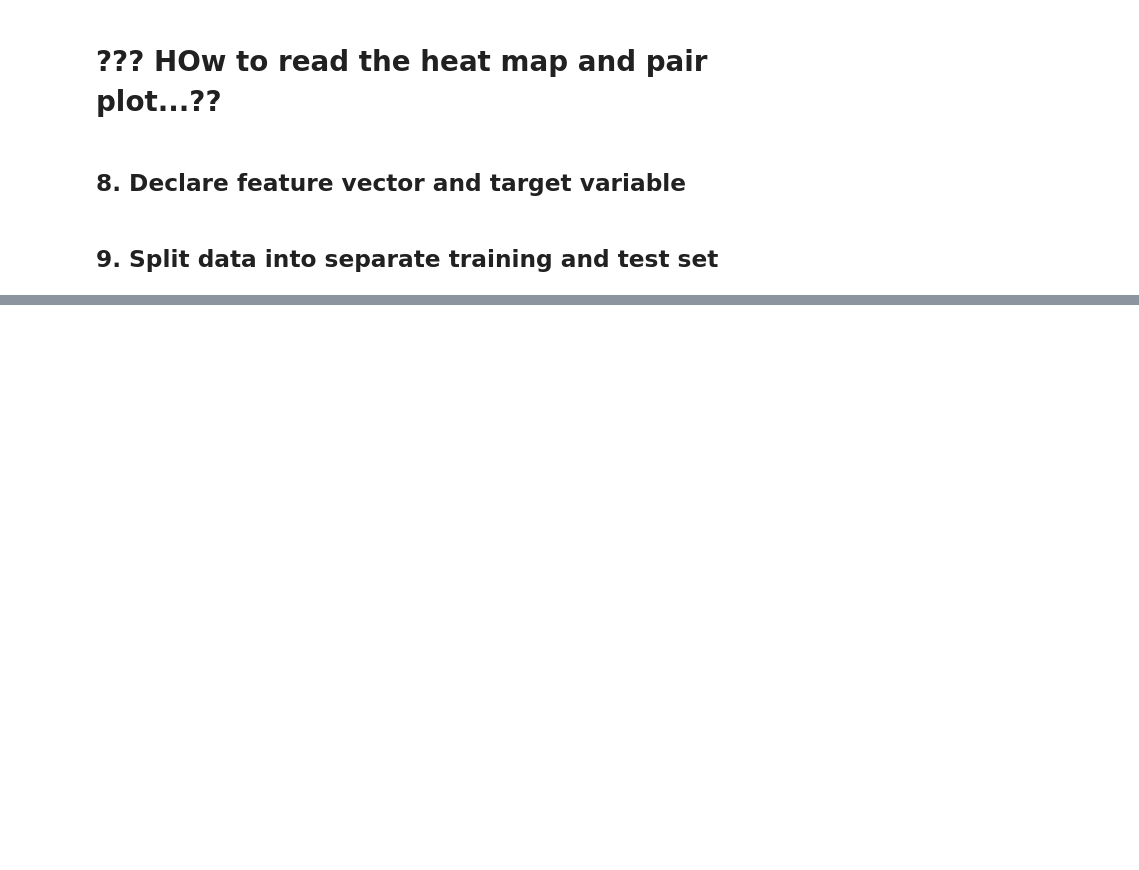
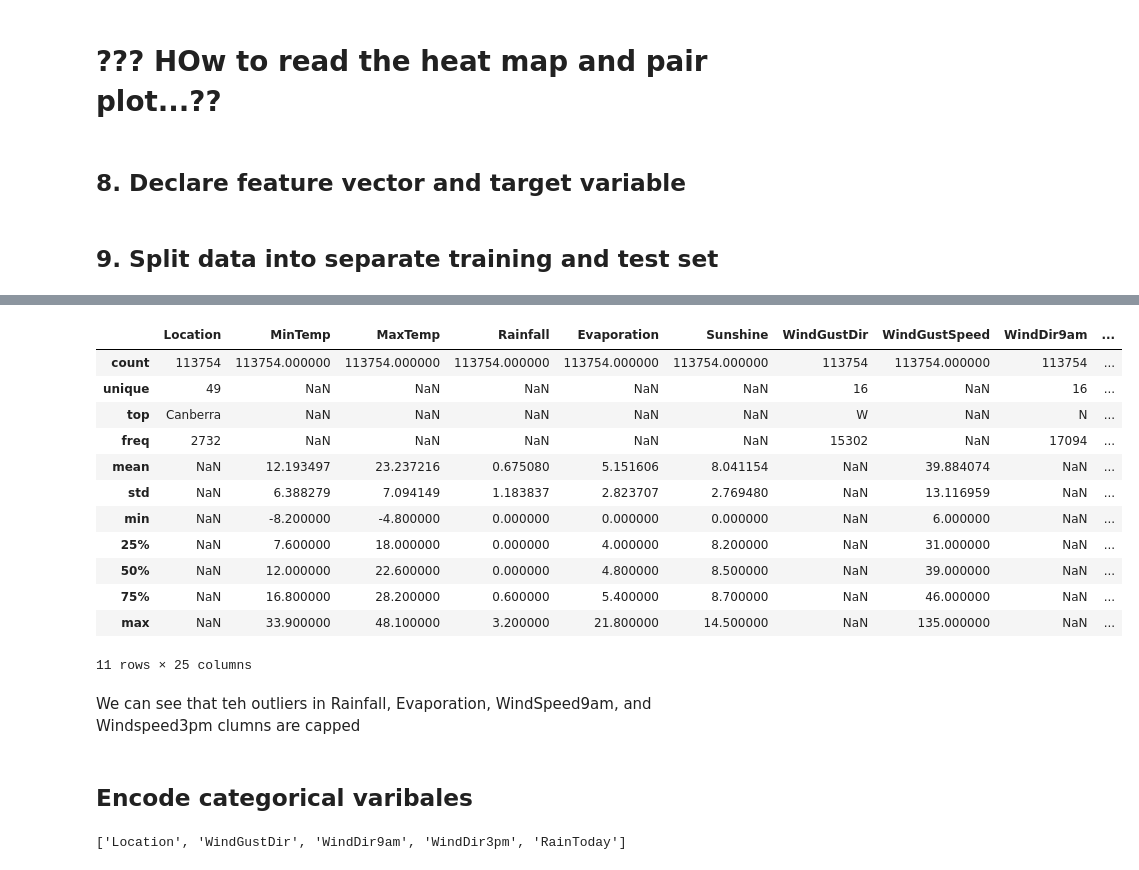
Before and after one commit to trDalmi/Data-Science-Portfolio, a Jupyter notebook: Rainfall_Prediction_in_Australia.ipynb, the cells around one changed output, grey strips where cells are left out. Drawn from its saved outputs; the diff is of its cells as text; code cells hidden in the pictures; blank space fills up the shorter version.

```diff
--- a/Rainfall_Prediction_in_Australia.ipynb
+++ b/Rainfall_Prediction_in_Australia.ipynb
@@ -573,0 +1371,24 @@ X_train.shape, X_test.shape
+# %%
+X_train.describe(include = "all")
+# %% [output]
+|  | Location | MinTemp | MaxTemp | Rainfall | Evaporation | Sunshine | WindGustDir | WindGustSpeed | WindDir9am | ... |
+| count | 113754 | 113754.000000 | 113754.000000 | 113754.000000 | 113754.000000 | 113754.000000 | 113754 | 113754.000000 | 113754 | ... |
+| unique | 49 | NaN | NaN | NaN | NaN | NaN | 16 | NaN | 16 | ... |
+| top | Canberra | NaN | NaN | NaN | NaN | NaN | W | NaN | N | ... |
+| freq | 2732 | NaN | NaN | NaN | NaN | NaN | 15302 | NaN | 17094 | ... |
+| mean | NaN | 12.193497 | 23.237216 | 0.675080 | 5.151606 | 8.041154 | NaN | 39.884074 | NaN | ... |
+| std | NaN | 6.388279 | 7.094149 | 1.183837 | 2.823707 | 2.769480 | NaN | 13.116959 | NaN | ... |
+| min | NaN | -8.200000 | -4.800000 | 0.000000 | 0.000000 | 0.000000 | NaN | 6.000000 | NaN | ... |
+| 25% | NaN | 7.600000 | 18.000000 | 0.000000 | 4.000000 | 8.200000 | NaN | 31.000000 | NaN | ... |
+| 50% | NaN | 12.000000 | 22.600000 | 0.000000 | 4.800000 | 8.500000 | NaN | 39.000000 | NaN | ... |
+| 75% | NaN | 16.800000 | 28.200000 | 0.600000 | 5.400000 | 8.700000 | NaN | 46.000000 | NaN | ... |
+| max | NaN | 33.900000 | 48.100000 | 3.200000 | 21.800000 | 14.500000 | NaN | 135.000000 | NaN | ... |
+11 rows × 25 columns
+# %% [markdown]
+We can see that teh outliers in Rainfall, Evaporation, WindSpeed9am, and Windspeed3pm clumns are capped
+# %% [markdown]
+## Encode categorical varibales
+# %%
+categorical
+# %% [output]
+['Location', 'WindGustDir', 'WindDir9am', 'WindDir3pm', 'RainToday']
```
Also changed, not shown: parts of 107 cells of this notebook.
